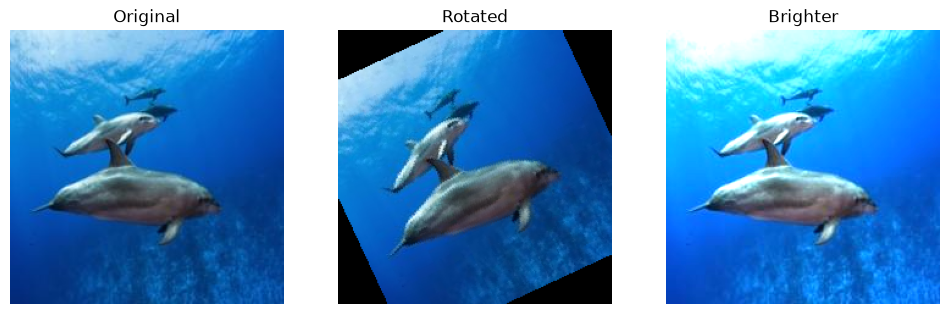
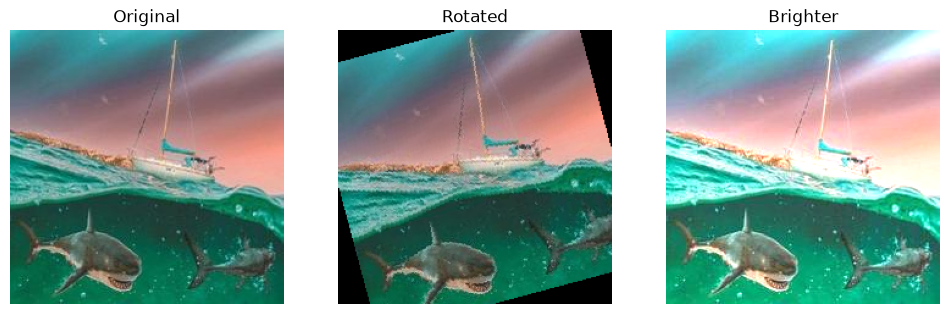
The change to this notebook cell's code, shown as a diff; its figure went from the first image to the second:
--- before
+++ after
@@ -1,16 +1,20 @@
-from PIL import ImageEnhance
+from PIL import Image, ImageEnhance
 
 sample = Image.open(sample_images[0])
 
-plt.figure(figsize=(12,4))
+plt.figure(figsize=(12, 4))
 
-plt.subplot(1,3,1)
+plt.subplot(1, 3, 1)
 plt.imshow(sample)
 plt.title("Original")
 plt.axis("off")
 
-rotated = sample.rotate(25)
+rotated = sample.rotate(
+    angle=15,
+    expand=False,
+    fillcolor=(0, 0, 0)
+)
 
-plt.subplot(1,3,2)
+plt.subplot(1, 3, 2)
 plt.imshow(rotated)
 plt.title("Rotated")
@@ -20,5 +24,5 @@
 bright = enhancer.enhance(1.5)
 
-plt.subplot(1,3,3)
+plt.subplot(1, 3, 3)
 plt.imshow(bright)
 plt.title("Brighter")

Commit: Add data augmentation pipeline